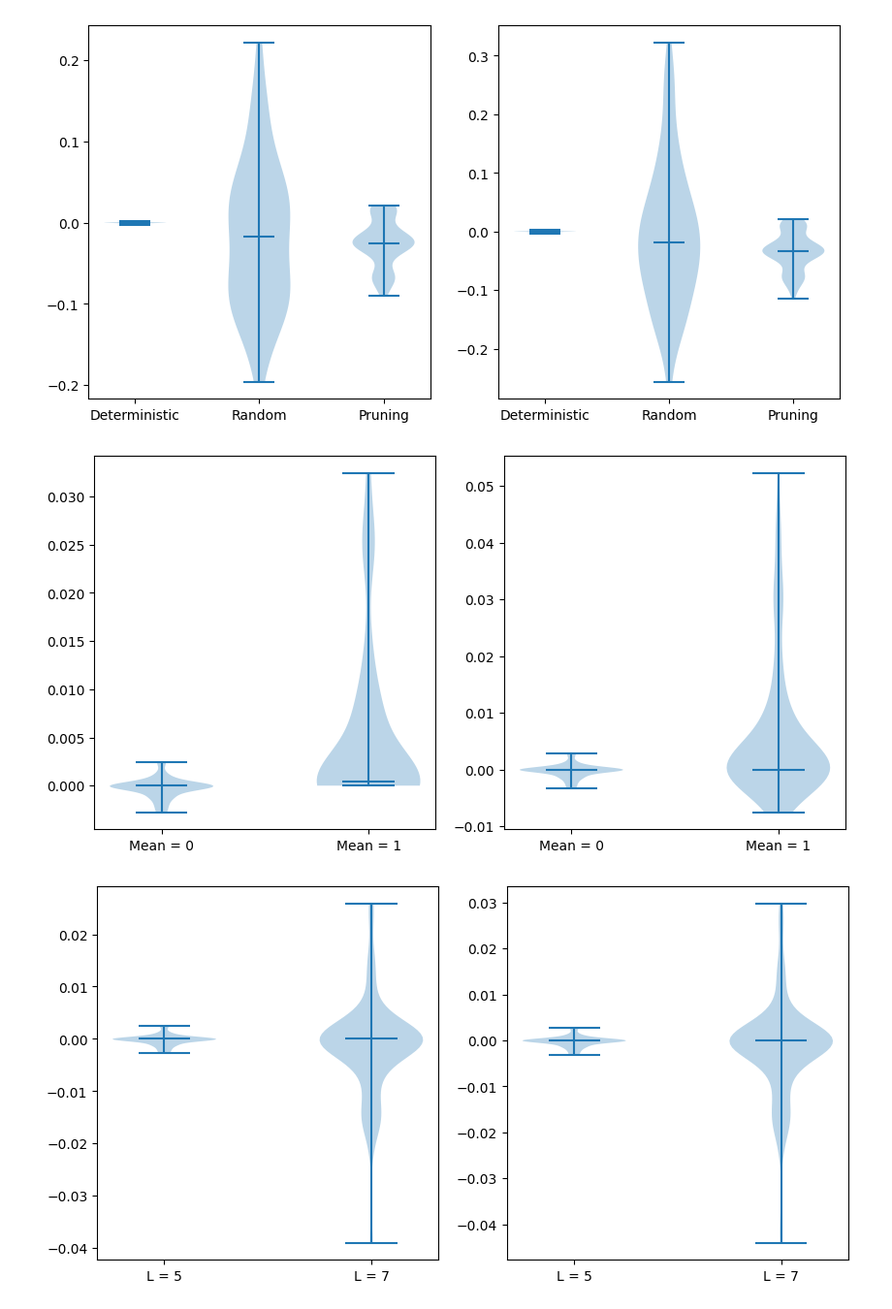
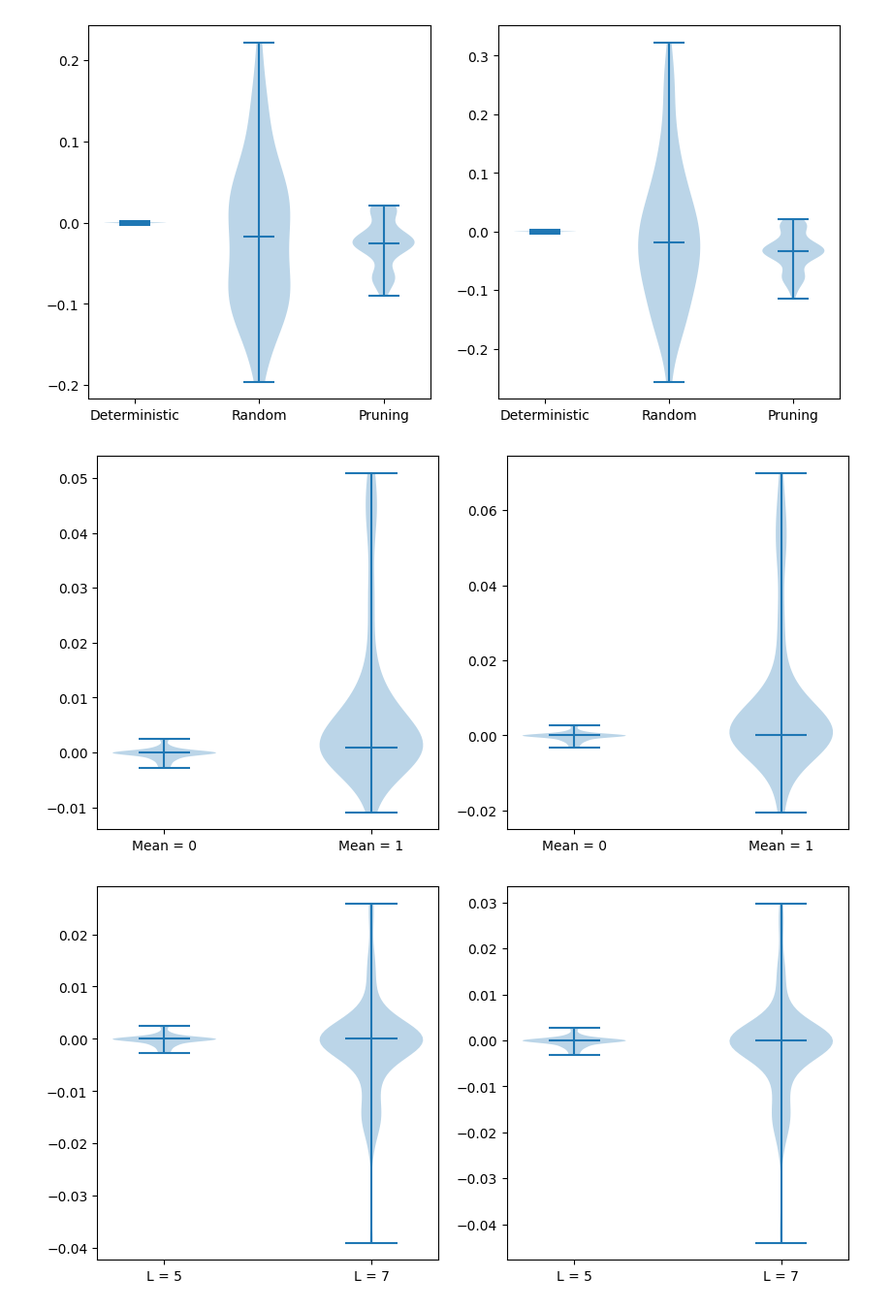
Before and after one commit to JoshuaGensel/dmMIME_correction, a Jupyter notebook: src/assumption_testing.ipynb, the cells around one changed output. Shown at 97% size. Drawn from its saved outputs; the diff is of its cells as text; code cells hidden in the pictures.

```diff
--- a/src/assumption_testing.ipynb
+++ b/src/assumption_testing.ipynb
@@ -134,21 +134,21 @@ plt.show()
 # %% [output]
 [figure]
 # %%
-mean1_r1, mean1_r2 = get_backgrounds('deterministic_L_5_q_4_asstest_mean1', concentrations)
+mean1_r1, mean1_r2 = get_backgrounds('deterministic_L_5_q_4_mean1_kdwt_0', concentrations)
 
 # violin plot comparing deterministic and mean1
 plt.figure(figsize=(10, 5))
 plt.subplot(1, 2, 1)
 plt.violinplot([det_r1, mean1_r1], showmedians=True)
 plt.xticks([1, 2], ['Mean = 0', 'Mean = 1'])
 
 plt.subplot(1, 2, 2)
 plt.violinplot([det_r2, mean1_r2], showmedians=True)
 plt.xticks([1, 2], ['Mean = 0', 'Mean = 1'])
 
 plt.show()
 # %% [output]
-[figure, old version]
+[figure, new version]
 # %%
 l7_r1, l7_r2 = get_backgrounds('deterministic_L_5_q_4_asstest_L7', concentrations)
 
```
Also changed, not shown: 2 other files.
